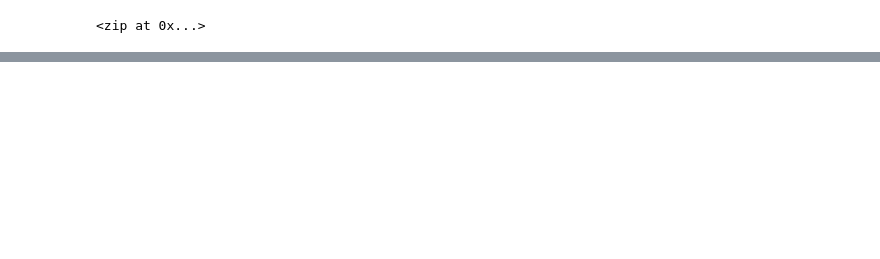
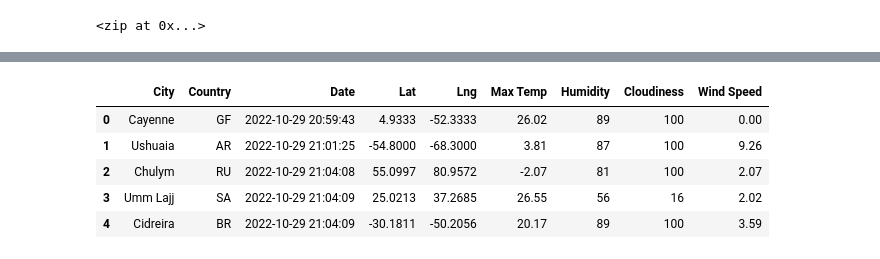
Before and after one commit to rrantxa/world_weather_analysis, a Jupyter notebook: WeatherPy.ipynb, the cells around one changed output, grey strips where cells are left out. Saved outputs shown, nothing was run; the diff lists cells and outputs as text; code cells hidden in the pictures; blank space fills up the shorter version.

```diff
--- a/WeatherPy.ipynb
+++ b/WeatherPy.ipynb
@@ -107,0 +147,16 @@ len(city_data)
+# %%
+new_column_order = ["City", "Country",
+                    "Date", "Lat",
+                    "Lng", "Max Temp",
+                    "Humidity", "Cloudiness", "Wind Speed"]
+
+city_data_df = city_data_df[new_column_order]
+
+city_data_df.head()
+# %% [output]
+|  | City | Country | Date | Lat | Lng | Max Temp | Humidity | Cloudiness | Wind Speed |
+| 0 | Cayenne | GF | 2022-10-29 20:59:43 | 4.9333 | -52.3333 | 26.02 | 89 | 100 | 0.00 |
+| 1 | Ushuaia | AR | 2022-10-29 21:01:25 | -54.8000 | -68.3000 | 3.81 | 87 | 100 | 9.26 |
+| 2 | Chulym | RU | 2022-10-29 21:04:08 | 55.0997 | 80.9572 | -2.07 | 81 | 100 | 2.07 |
+| 3 | Umm Lajj | SA | 2022-10-29 21:04:09 | 25.0213 | 37.2685 | 26.55 | 56 | 16 | 2.02 |
+| 4 | Cidreira | BR | 2022-10-29 21:04:09 | -30.1811 | -50.2056 | 20.17 | 89 | 100 | 3.59 |
```
Also changed, not shown: parts of 6 cells of this notebook, 1 other file.
